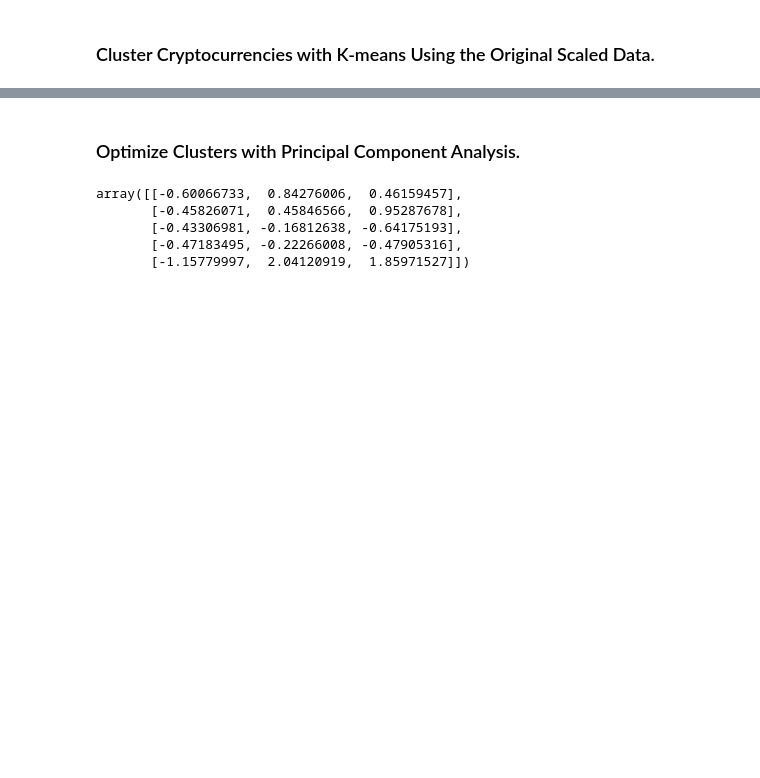
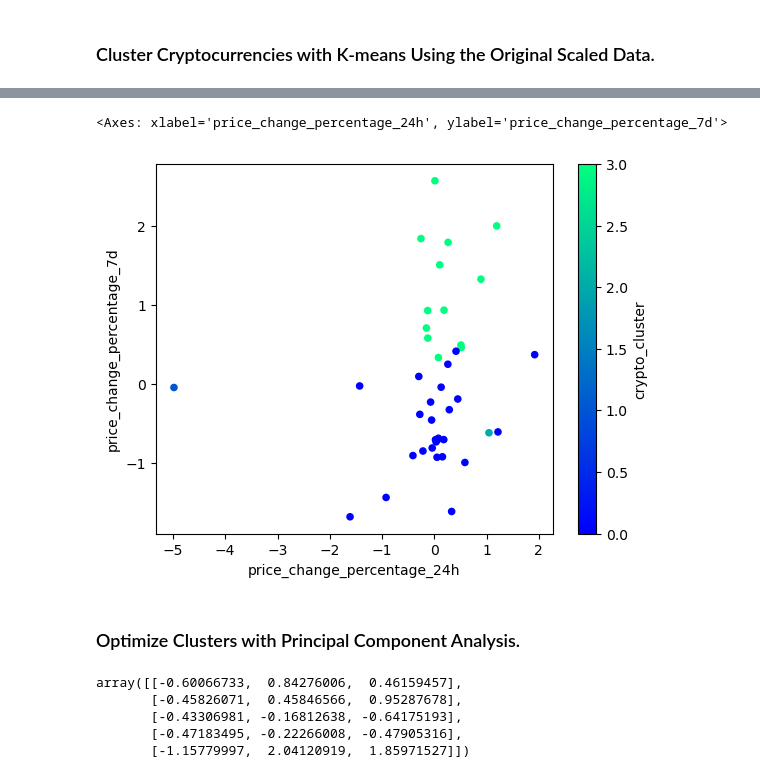
Before and after one commit to YuJames/CryptoClustering, a Jupyter notebook: Crypto_Clustering.ipynb, the cells around one changed output, grey strips where cells are left out. Saved outputs shown, nothing was run; the diff lists cells and outputs as text; code cells hidden in the pictures; blank space fills up the shorter version.

```diff
--- a/Crypto_Clustering.ipynb
+++ b/Crypto_Clustering.ipynb
@@ -154,10 +171,12 @@ for i in potential_k_values:
 # %%
 # Create a copy of the DataFrame
+copy_scaled_market_data_df = scaled_market_data_df.copy()
 # %%
 # Add a new column to the DataFrame with the predicted clusters
-
+copy_scaled_market_data_df["crypto_cluster"] = predicted_scaled_market
 
 # Display sample data
+copy_scaled_market_data_df.head()
 # %% [output]
 |  | price_change_percentage_24h | price_change_percentage_7d | price_change_percentage_14d | price_change_percentage_30d | ... |
 | coin_id |  |  |  |  | ... |
@@ -169,7 +188,11 @@ for i in potential_k_values:
 # %%
 # Create a scatter plot using Pandas plot by setting
 # `x="price_change_percentage_24h"` and `y="price_change_percentage_7d"`.
 # Use "rainbow" for the color to better visualize the data.
+copy_scaled_market_data_df.plot.scatter(x="price_change_percentage_24h", y="price_change_percentage_7d", c="crypto_cluster", colormap="winter")
+# %% [output]
+<Axes: xlabel='price_change_percentage_24h', ylabel='price_change_percentage_7d'>
+[figure, added]
 # %% [markdown]
 ### Optimize Clusters with Principal Component Analysis.
 # %%
```
Also changed, not shown: parts of 6 cells of this notebook.
